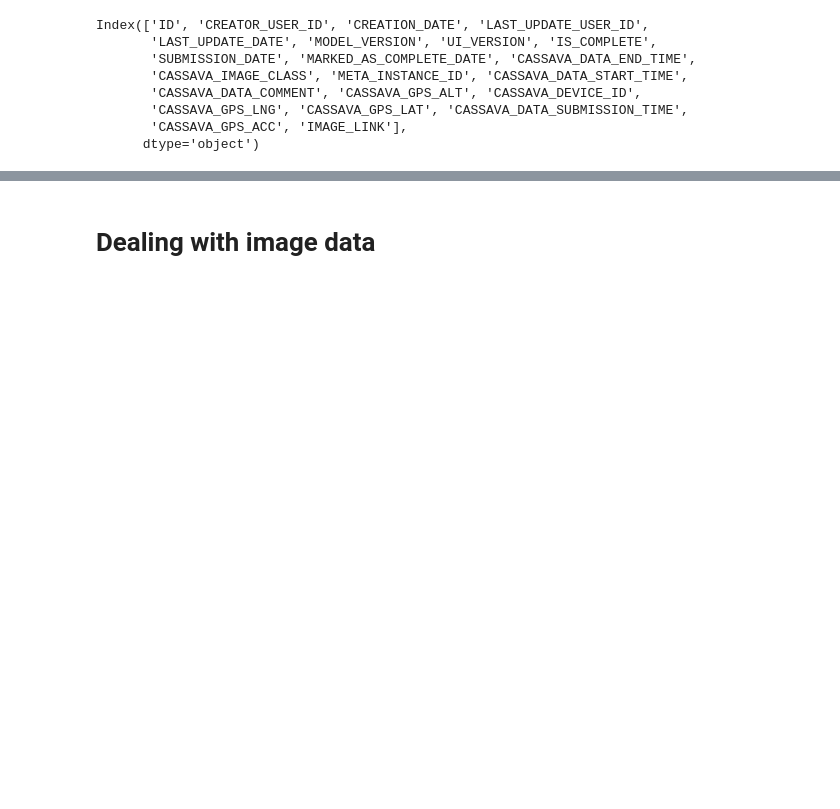
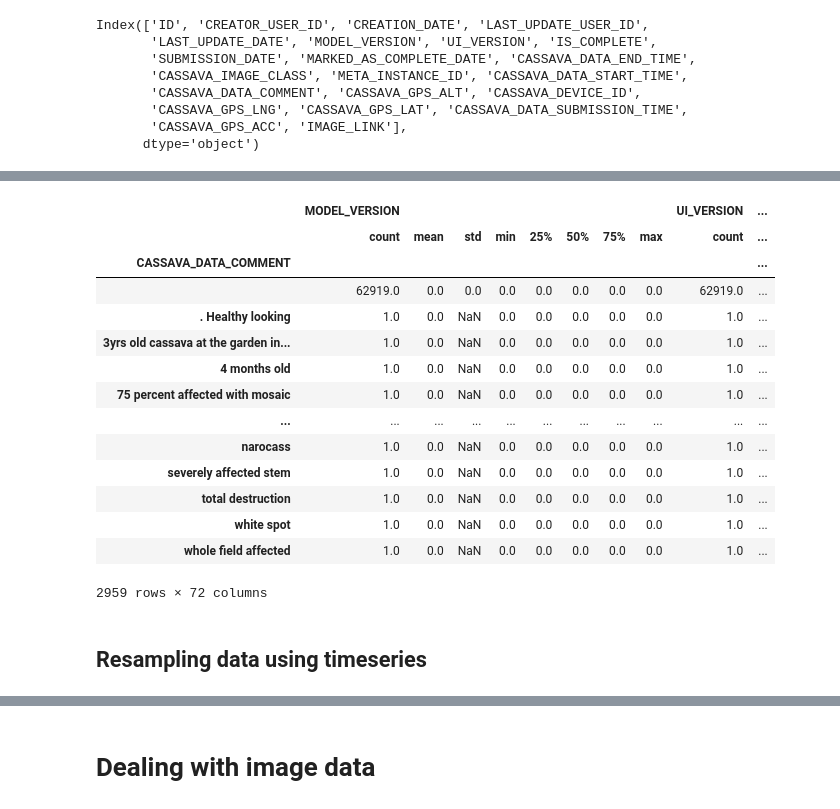
Before and after one commit to dnajjuma/Diana-Cassava-dataset, a Jupyter notebook: CASSAVA2.ipynb, the cells around one changed output, grey strips where cells are left out. Cells and saved outputs as stored; diff of their text form; code cells hidden in the pictures; blank space fills up the shorter version.

```diff
--- a/CASSAVA2.ipynb
+++ b/CASSAVA2.ipynb
@@ -272,3 +397,23 @@ SyntaxError: unexpected EOF while parsing (<ipython-input-83-cf78e6afef45>, line
+# %%
+cassava.groupby('CASSAVA_DATA_COMMENT').describe()
+# %% [output]
+|  | MODEL_VERSION |  |  |  |  |  |  |  | UI_VERSION | ... |
+|  | count | mean | std | min | 25% | 50% | 75% | max | count | ... |
+| CASSAVA_DATA_COMMENT |  |  |  |  |  |  |  |  |  | ... |
+|  | 62919.0 | 0.0 | 0.0 | 0.0 | 0.0 | 0.0 | 0.0 | 0.0 | 62919.0 | ... |
+| . Healthy looking | 1.0 | 0.0 | NaN | 0.0 | 0.0 | 0.0 | 0.0 | 0.0 | 1.0 | ... |
+| 3yrs old cassava at the garden in... | 1.0 | 0.0 | NaN | 0.0 | 0.0 | 0.0 | 0.0 | 0.0 | 1.0 | ... |
+| 4 months old | 1.0 | 0.0 | NaN | 0.0 | 0.0 | 0.0 | 0.0 | 0.0 | 1.0 | ... |
+| 75 percent affected with mosaic | 1.0 | 0.0 | NaN | 0.0 | 0.0 | 0.0 | 0.0 | 0.0 | 1.0 | ... |
+| ... | ... | ... | ... | ... | ... | ... | ... | ... | ... | ... |
+| narocass | 1.0 | 0.0 | NaN | 0.0 | 0.0 | 0.0 | 0.0 | 0.0 | 1.0 | ... |
+| severely affected stem | 1.0 | 0.0 | NaN | 0.0 | 0.0 | 0.0 | 0.0 | 0.0 | 1.0 | ... |
+| total destruction | 1.0 | 0.0 | NaN | 0.0 | 0.0 | 0.0 | 0.0 | 0.0 | 1.0 | ... |
+| white spot | 1.0 | 0.0 | NaN | 0.0 | 0.0 | 0.0 | 0.0 | 0.0 | 1.0 | ... |
+| whole field affected | 1.0 | 0.0 | NaN | 0.0 | 0.0 | 0.0 | 0.0 | 0.0 | 1.0 | ... |
+2959 rows × 72 columns
+# %% [markdown]
+## Resampling data using timeseries
 # %%
 #total amount of data resampled or added or created each month
 new_cassava.resample('M', on='CREATION_DATE').CASSAVA_DATA_COMMENT.sum()
```
Also changed, not shown: parts of 65 cells of this notebook.
